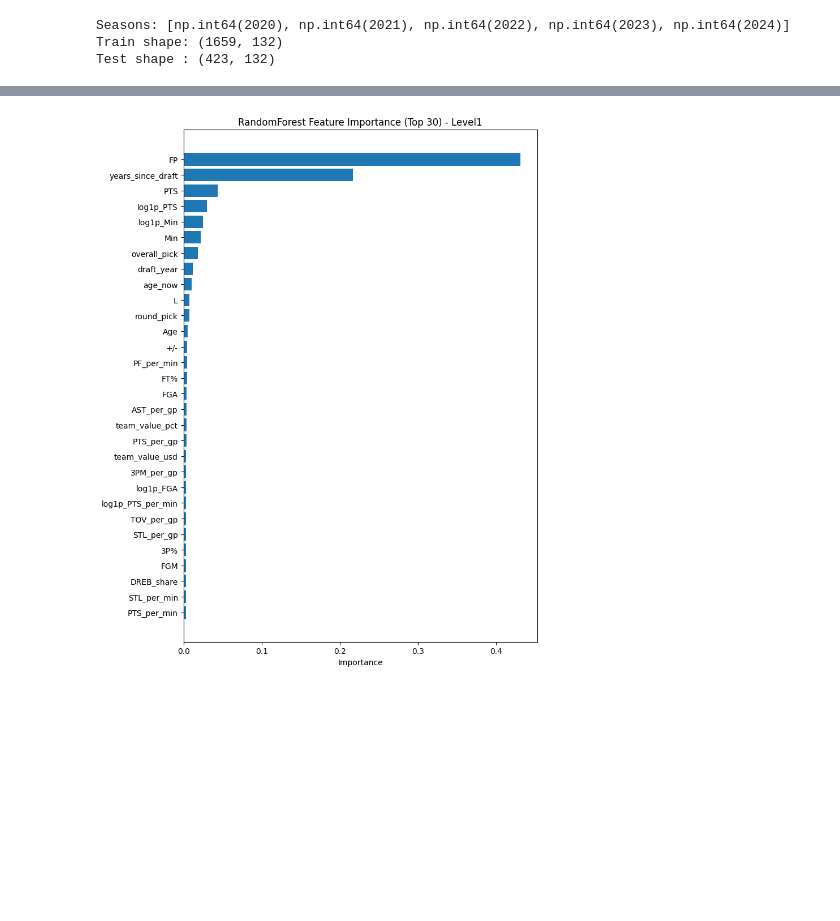
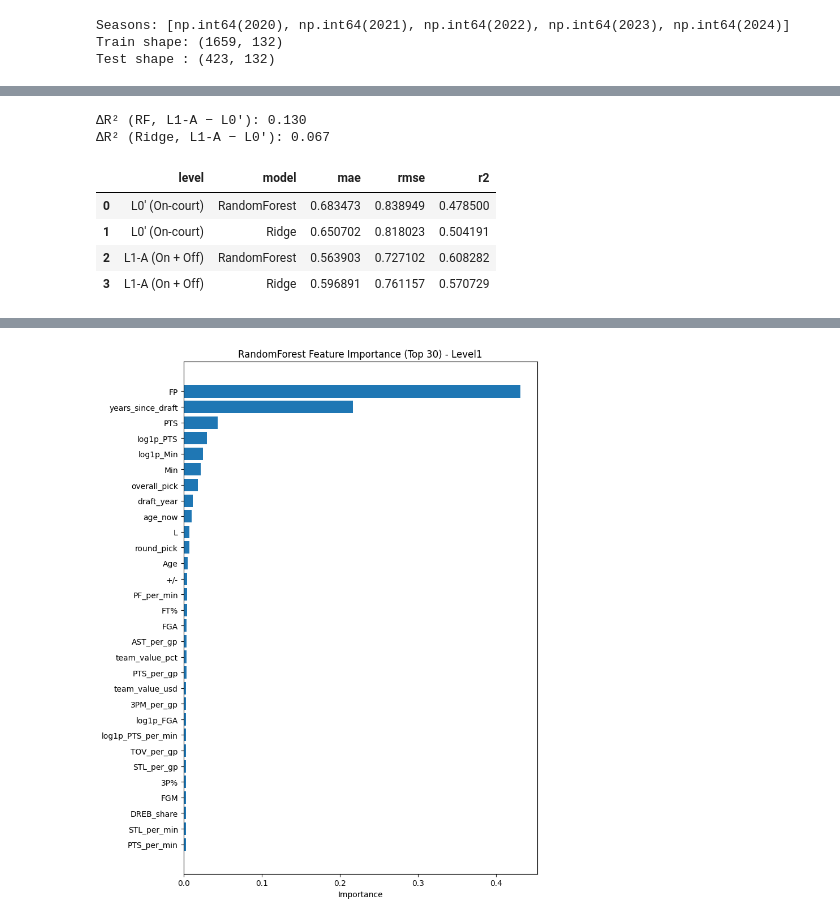
Before and after one commit to SergeSu111/nba-salary-kg-project_newest, a Jupyter notebook: notebooks/EDA_7_MODEL_Level0_vs_level1-A.ipynb, the cells around one changed output, grey strips where cells are left out. Drawn from its saved outputs; the diff is of its cells as text; code cells hidden in the pictures; blank space fills up the shorter version.

```diff
--- a/notebooks/EDA_7_MODEL_Level0_vs_level1.ipynb
+++ b/notebooks/EDA_7_MODEL_Level0_vs_level1-A.ipynb
@@ -362,3 +380,55 @@ MAPE : 74.42%
+# %%
+# paper ready cell
+
+# ===== Paper-ready main results (TEST ONLY) =====
+paper_models = ["Ridge", "RandomForest"]
+
+paper_table = (
+    results_df
+    .query("split == 'test' and model in @paper_models")
+    .loc[:, ["level", "model", "mae", "rmse", "r2"]]
+    .sort_values(["level", "model"])
+    .reset_index(drop=True)
+)
+paper_table["level"] = paper_table["level"].map({
+    "Level0_oncourt": "L0′ (On-court)",
+    "Level1_on_off": "L1-A (On + Off)"
+})
+
+level_order = ["L0′ (On-court)", "L1-A (On + Off)"]
+model_order = ["Ridge", "RandomForest"]
+
+paper_table["level"] = pd.Categorical(
+    paper_table["level"],
+    categories=level_order,
+    ordered=True
+)
+
+paper_table["model"] = pd.Categorical(
+    paper_table["model"],
+    categories=model_order,
+    ordered=True
+)
+
+def get_r2(level, model):
+    return paper_table.query(
+        "level == @level and model == @model"
+    )["r2"].values[0]
+
+delta_rf = get_r2("L1-A (On + Off)", "RandomForest") - get_r2("L0′ (On-court)", "RandomForest")
+delta_ridge = get_r2("L1-A (On + Off)", "Ridge") - get_r2("L0′ (On-court)", "Ridge")
+
+print(f"ΔR² (RF, L1-A − L0′): {delta_rf:.3f}")
+print(f"ΔR² (Ridge, L1-A − L0′): {delta_ridge:.3f}")
+paper_table
+# %% [output]
+ΔR² (RF, L1-A − L0′): 0.130
+ΔR² (Ridge, L1-A − L0′): 0.067
+|  | level | model | mae | rmse | r2 |
+| 0 | L0′ (On-court) | RandomForest | 0.683473 | 0.838949 | 0.478500 |
+| 1 | L0′ (On-court) | Ridge | 0.650702 | 0.818023 | 0.504191 |
+| 2 | L1-A (On + Off) | RandomForest | 0.563903 | 0.727102 | 0.608282 |
+| 3 | L1-A (On + Off) | Ridge | 0.596891 | 0.761157 | 0.570729 |
 # %%
 # Level1: on-court + off-court 全部
 feature_cols_1 = oncourt_cols + offcourt_cols
```
Also changed, not shown: parts of 8 cells of this notebook, 1 other file.
